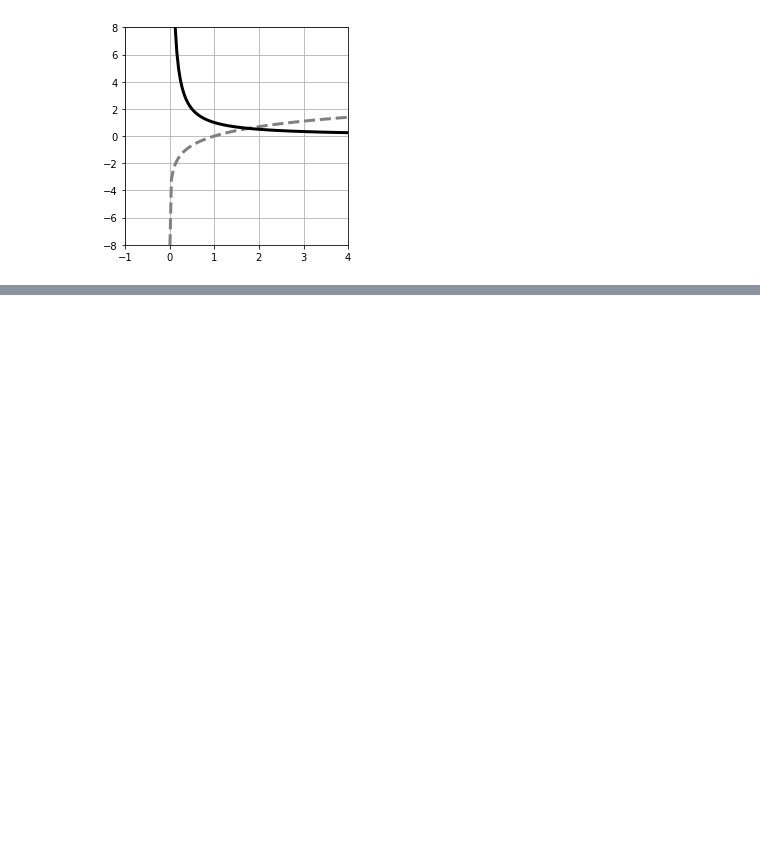
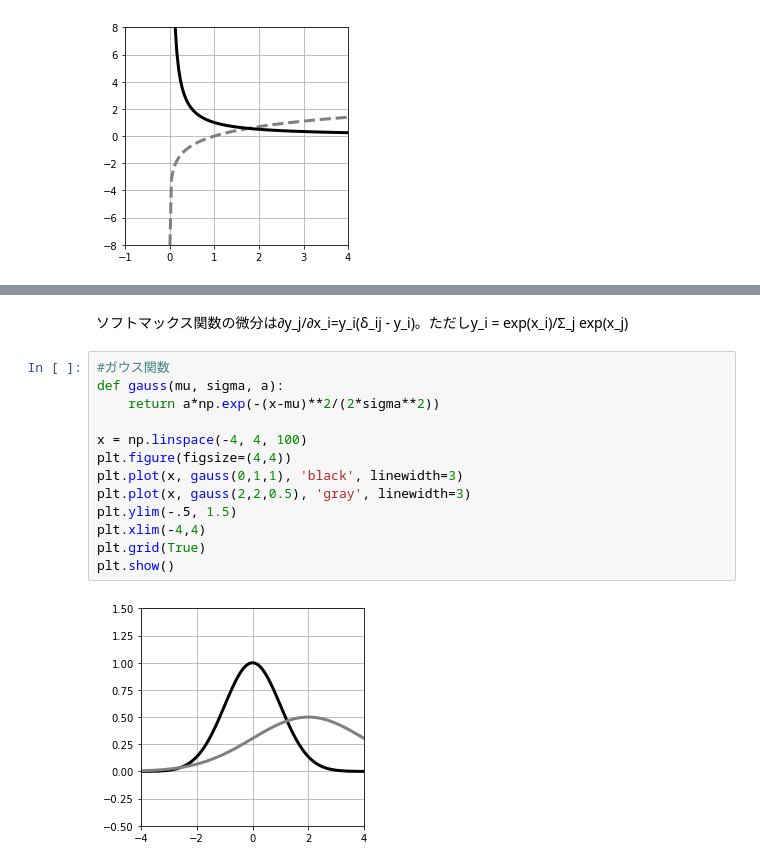
Before and after one commit to skanayam/python_machinelearning_tutorial, a Jupyter notebook: section4.ipynb, the cells around one changed output, grey strips where cells are left out. Drawn from its saved outputs; the diff is of its cells as text; blank space fills up the shorter version.

```diff
--- a/section4.ipynb
+++ b/section4.ipynb
@@ -296,0 +353,17 @@ plt.show()
+# %% [markdown]
+ソフトマックス関数の微分は∂y_j/∂x_i=y_i(δ_ij - y_i)。ただしy_i = exp(x_i)/Σ_j exp(x_j)
+# %%
+#ガウス関数
+def gauss(mu, sigma, a):
+    return a*np.exp(-(x-mu)**2/(2*sigma**2))
+
+x = np.linspace(-4, 4, 100)
+plt.figure(figsize=(4,4))
+plt.plot(x, gauss(0,1,1), 'black', linewidth=3)
+plt.plot(x, gauss(2,2,0.5), 'gray', linewidth=3)
+plt.ylim(-.5, 1.5)
+plt.xlim(-4,4)
+plt.grid(True)
+plt.show()
+# %% [output]
+[figure, added]
```
Also changed, not shown: parts of 5 cells of this notebook, 1 other file.
